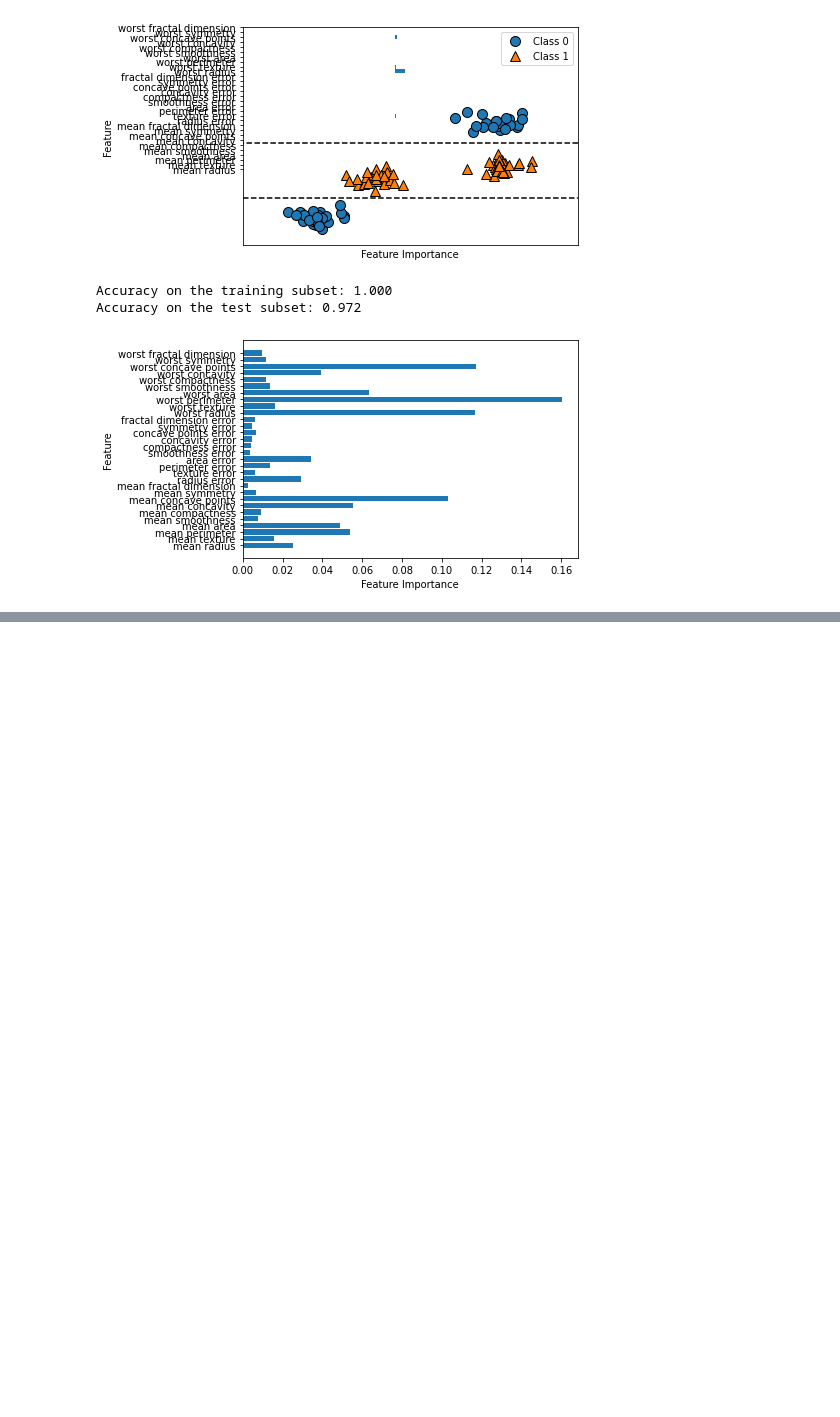
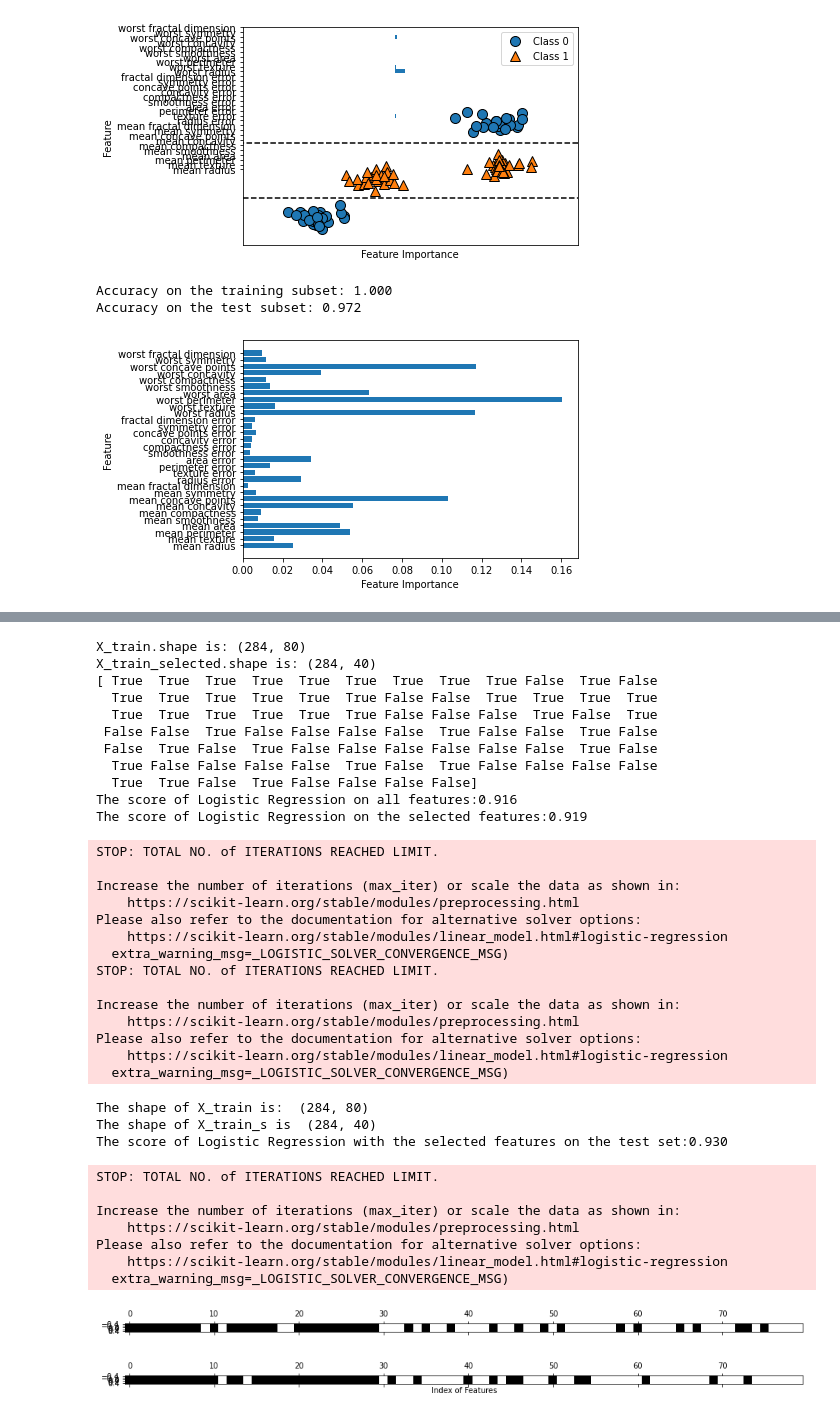
Before and after one commit to Jenishbh/CS483, a Jupyter notebook: Lab12.ipynb, the cells around one changed output, grey strips where cells are left out. Saved outputs shown, nothing was run; the diff lists cells and outputs as text; code cells hidden in the pictures; blank space fills up the shorter version.

```diff
--- a/Lab12.ipynb
+++ b/Lab12.ipynb
@@ -207,0 +247,79 @@ Accuracy on the test subset: 0.972
+# %%
+import numpy as np
+import matplotlib.pyplot as plt
+from sklearn.datasets import load_breast_cancer
+from sklearn.model_selection import train_test_split
+from sklearn.feature_selection import SelectPercentile
+from sklearn.linear_model import LogisticRegression
+%matplotlib inline
+cancer = load_breast_cancer()
+rng = np.random.RandomState(42)
+noise = rng.normal(size=(len(cancer.data), 50))
+X_w_noise = np.hstack([cancer.data, noise])
+X_train, X_test, y_train, y_test = train_test_split(X_w_noise, cancer.target,
+random_state=0, test_size=.5)
+select = SelectPercentile(percentile=50)
+select.fit(X_train, y_train)
+X_train_selected = select.transform(X_train)
+print('X_train.shape is: {}'.format(X_train.shape))
+print('X_train_selected.shape is: {}'.format(X_train_selected.shape))
+mask = select.get_support()
+print(mask)
+plt.matshow(mask.reshape(1,-1), cmap='gray_r')
+X_test_selected = select.transform(X_test)
+logreg = LogisticRegression()
+logreg.fit(X_train, y_train)
+print('The score of Logistic Regression on all features:{:.3f}'.format(logreg.score(X_test, y_test)))
+logreg.fit(X_train_selected, y_train)
+print('The score of Logistic Regression on the selected features:{:.3f}'.format(logreg.score(X_test_selected, y_test)))
+from sklearn.feature_selection import SelectFromModel
+from sklearn.ensemble import RandomForestClassifier
+select = SelectFromModel(RandomForestClassifier(n_estimators=100,random_state=42), threshold='median')
+select.fit(X_train, y_train)
+X_train_s = select.transform(X_train)
+print('The shape of X_train is: ', X_train.shape)
+print('The shape of X_train_s is ', X_train_s.shape)
+mask = select.get_support()
+plt.matshow(mask.reshape(1,-1), cmap='gray_r')
+plt.xlabel('Index of Features')
+X_test_s = select.transform(X_test)
+score = LogisticRegression().fit(X_train_s, y_train).score(X_test_s, y_test)
+print('The score of Logistic Regression with the selected features on the test set:{:.3f}'.format(score))
+# %% [output]
+X_train.shape is: (284, 80)
+X_train_selected.shape is: (284, 40)
+[ True  True  True  True  True  True  True  True  True False  True False
+  True  True  True  True  True  True False False  True  True  True  True
+  True  True  True  True  True  True False False False  True False  True
+ False False  True False False False False  True False False  True False
+ False  True False  True False False False False False False  True False
+  True False False False False  True False  True False False False False
+  True  True False  True False False False False]
+The score of Logistic Regression on all features:0.916
+The score of Logistic Regression on the selected features:0.919
+STOP: TOTAL NO. of ITERATIONS REACHED LIMIT.
+
+Increase the number of iterations (max_iter) or scale the data as shown in:
+    https://scikit-learn.org/stable/modules/preprocessing.html
+Please also refer to the documentation for alternative solver options:
+    https://scikit-learn.org/stable/modules/linear_model.html#logistic-regression
+  extra_warning_msg=_LOGISTIC_SOLVER_CONVERGENCE_MSG)
+STOP: TOTAL NO. of ITERATIONS REACHED LIMIT.
+
+Increase the number of iterations (max_iter) or scale the data as shown in:
+    https://scikit-learn.org/stable/modules/preprocessing.html
+Please also refer to the documentation for alternative solver options:
+    https://scikit-learn.org/stable/modules/linear_model.html#logistic-regression
+  extra_warning_msg=_LOGISTIC_SOLVER_CONVERGENCE_MSG)
+The shape of X_train is:  (284, 80)
+The shape of X_train_s is  (284, 40)
+The score of Logistic Regression with the selected features on the test set:0.930
+STOP: TOTAL NO. of ITERATIONS REACHED LIMIT.
+
+Increase the number of iterations (max_iter) or scale the data as shown in:
+    https://scikit-learn.org/stable/modules/preprocessing.html
+Please also refer to the documentation for alternative solver options:
+    https://scikit-learn.org/stable/modules/linear_model.html#logistic-regression
+  extra_warning_msg=_LOGISTIC_SOLVER_CONVERGENCE_MSG)
+[figure, added]
+[figure, added]
```
Also changed, not shown: parts of 1 cell of this notebook.
